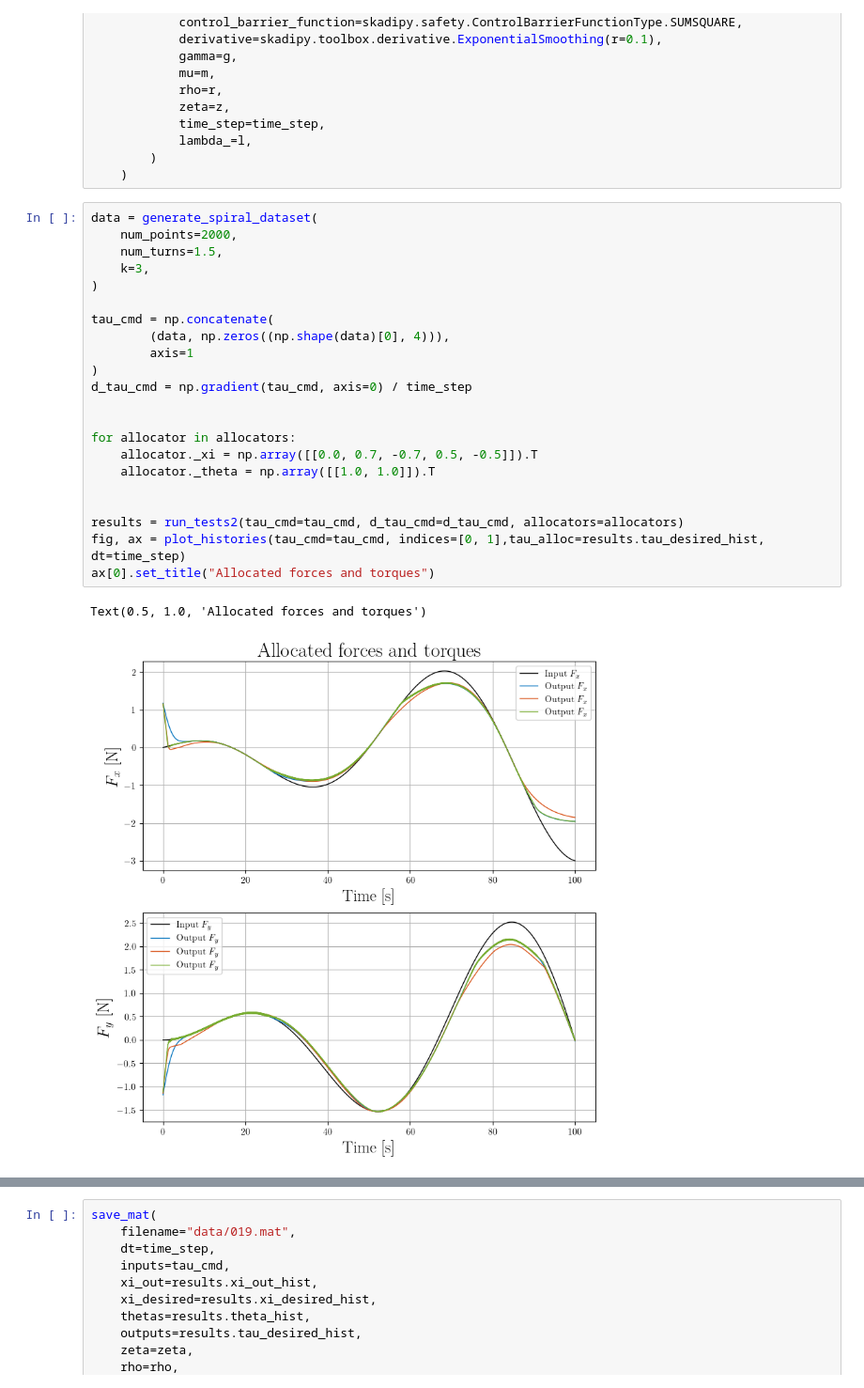
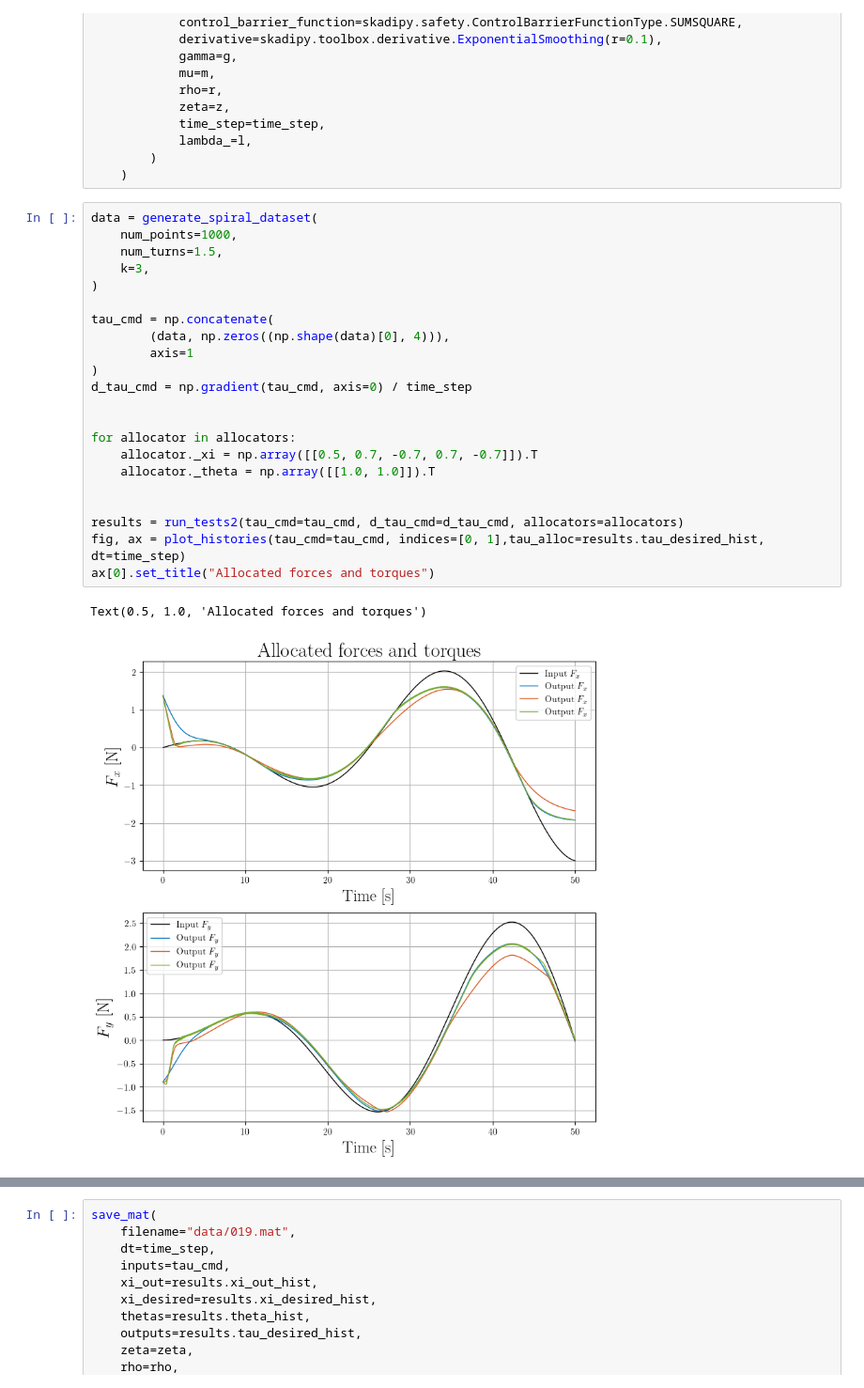
Before and after one commit to incebellipipo/skadipy, a Jupyter notebook: notebooks/020_compare_cbf_time_constant.ipynb, the cells around one changed output, grey strips where cells are left out. Shown at 94% size. Saved outputs shown, nothing was run; the diff lists cells and outputs as text.

```diff
--- a/notebooks/020_compare_cbf_time_constant.ipynb
+++ b/notebooks/020_compare_cbf_time_constant.ipynb
@@ -62,29 +62,29 @@ for g, m, r, l, z in zip(gamma, mu, rho, lambda_p, zeta):
     )
 # %%
 data = generate_spiral_dataset(
-    num_points=2000,
+    num_points=1000,
     num_turns=1.5,
     k=3,
 )
 
 tau_cmd = np.concatenate(
         (data, np.zeros((np.shape(data)[0], 4))),
         axis=1
 )
 d_tau_cmd = np.gradient(tau_cmd, axis=0) / time_step
 
 
 for allocator in allocators:
-    allocator._xi = np.array([[0.0, 0.7, -0.7, 0.5, -0.5]]).T
+    allocator._xi = np.array([[0.5, 0.7, -0.7, 0.7, -0.7]]).T
     allocator._theta = np.array([[1.0, 1.0]]).T
 
 
 results = run_tests2(tau_cmd=tau_cmd, d_tau_cmd=d_tau_cmd, allocators=allocators)
 fig, ax = plot_histories(tau_cmd=tau_cmd, indices=[0, 1],tau_alloc=results.tau_desired_hist, dt=time_step)
 ax[0].set_title("Allocated forces and torques")
 # %% [output]
 Text(0.5, 1.0, 'Allocated forces and torques')
-[figure, old version]
+[figure, new version]
 # %%
 fig, ax = plot_2d_allocation(tau_cmd=tau_cmd, allocators=allocators, tau_hist=results.tau_desired_hist, dt=time_step)
 fig.tight_layout(rect=[0.0, 0.0, 1.0, 1.0])
```
Also changed, not shown: parts of 5 cells of this notebook.
